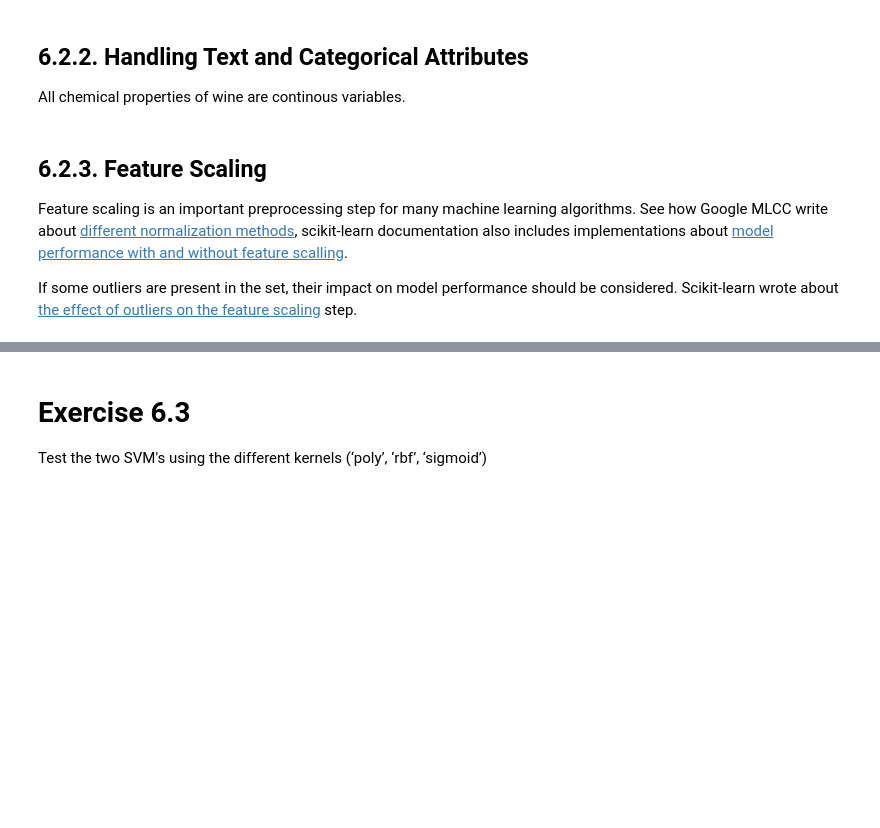
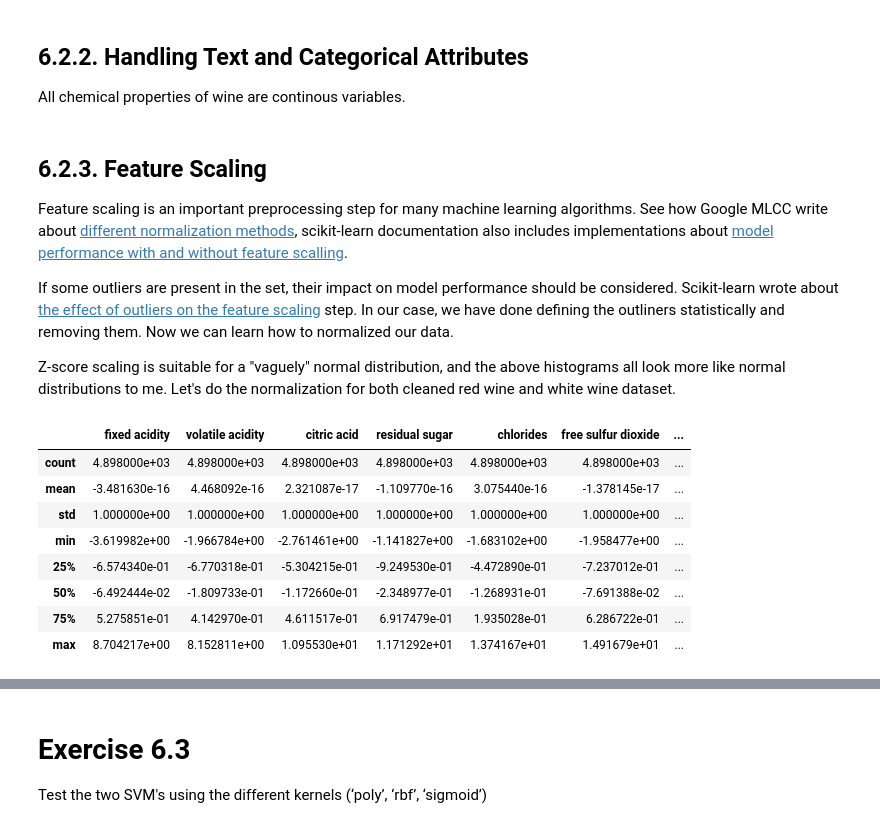
Before and after one commit to DangDecTen/practical-ml-class, a Jupyter notebook: exercises/E6-SVM&Regularization.ipynb, the cells around one changed output, grey strips where cells are left out. Cells and saved outputs as stored; diff of their text form; code cells hidden in the pictures; blank space fills up the shorter version.

```diff
--- a/exercises/E6-SVM&Regularization.ipynb
+++ b/exercises/E6-SVM&Regularization.ipynb
@@ -198,4 +204,6 @@ All chemical properties of wine are continous variables.
 
 Feature scaling is an important preprocessing step for many machine learning algorithms. See how Google MLCC write about [different normalization methods](https://developers.google.com/machine-learning/crash-course/numerical-data/normalization), scikit-learn documentation also includes implementations about [model performance with and without feature scalling](https://scikit-learn.org/stable/auto_examples/preprocessing/plot_scaling_importance.html).
 
-If some outliers are present in the set, their impact on model performance should be considered. Scikit-learn wrote about [the effect of outliers on the feature scaling](https://scikit-learn.org/stable/auto_examples/preprocessing/plot_all_scaling.html#sphx-glr-auto-examples-preprocessing-plot-all-scaling-py) step.
+If some outliers are present in the set, their impact on model performance should be considered. Scikit-learn wrote about [the effect of outliers on the feature scaling](https://scikit-learn.org/stable/auto_examples/preprocessing/plot_all_scaling.html#sphx-glr-auto-examples-preprocessing-plot-all-scaling-py) step. In our case, we have done defining the outliners statistically and removing them. Now we can learn how to normalized our data.
+
+Z-score scaling is suitable for a "vaguely" normal distribution, and the above histograms all look more like normal distributions to me. Let's do the normalization for both cleaned red wine and white wine dataset.
@@ -201,0 +218,12 @@ If some outliers are present in the set, their impact on model performance shoul
+# %%
+scaled_whitewine.describe()
+# %% [output]
+|  | fixed acidity | volatile acidity | citric acid | residual sugar | chlorides | free sulfur dioxide | ... |
+| count | 4.898000e+03 | 4.898000e+03 | 4.898000e+03 | 4.898000e+03 | 4.898000e+03 | 4.898000e+03 | ... |
+| mean | -3.481630e-16 | 4.468092e-16 | 2.321087e-17 | -1.109770e-16 | 3.075440e-16 | -1.378145e-17 | ... |
+| std | 1.000000e+00 | 1.000000e+00 | 1.000000e+00 | 1.000000e+00 | 1.000000e+00 | 1.000000e+00 | ... |
+| min | -3.619982e+00 | -1.966784e+00 | -2.761461e+00 | -1.141827e+00 | -1.683102e+00 | -1.958477e+00 | ... |
+| 25% | -6.574340e-01 | -6.770318e-01 | -5.304215e-01 | -9.249530e-01 | -4.472890e-01 | -7.237012e-01 | ... |
+| 50% | -6.492444e-02 | -1.809733e-01 | -1.172660e-01 | -2.348977e-01 | -1.268931e-01 | -7.691388e-02 | ... |
+| 75% | 5.275851e-01 | 4.142970e-01 | 4.611517e-01 | 6.917479e-01 | 1.935028e-01 | 6.286722e-01 | ... |
+| max | 8.704217e+00 | 8.152811e+00 | 1.095530e+01 | 1.171292e+01 | 1.374167e+01 | 1.491679e+01 | ... |
```
Also changed, not shown: parts of 13 cells of this notebook.
